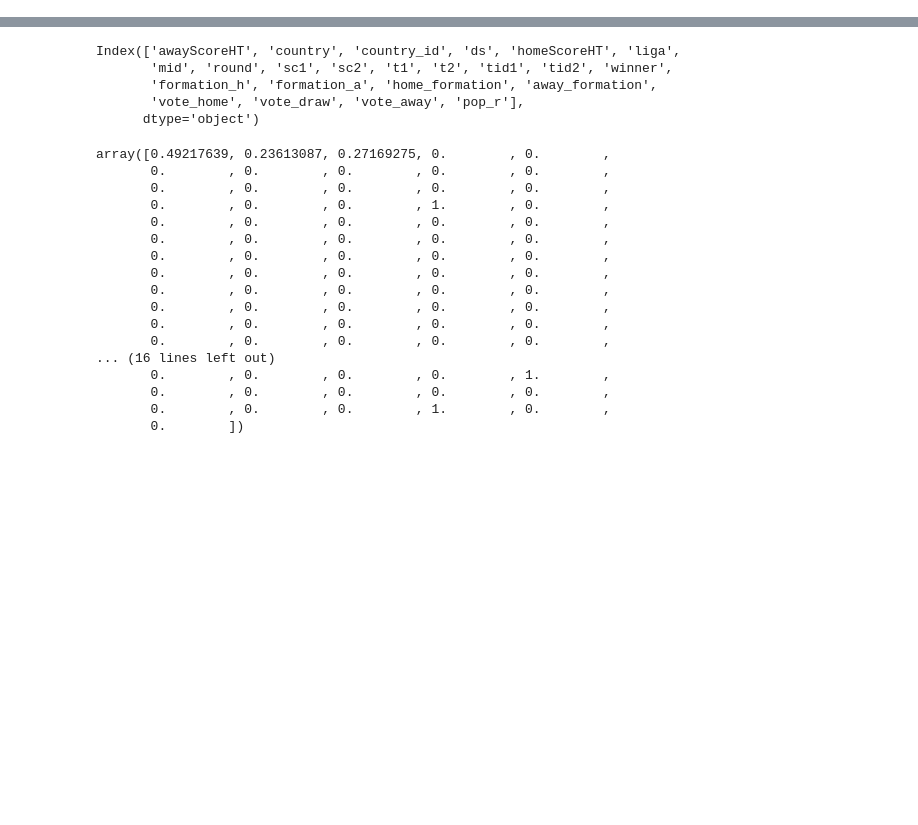
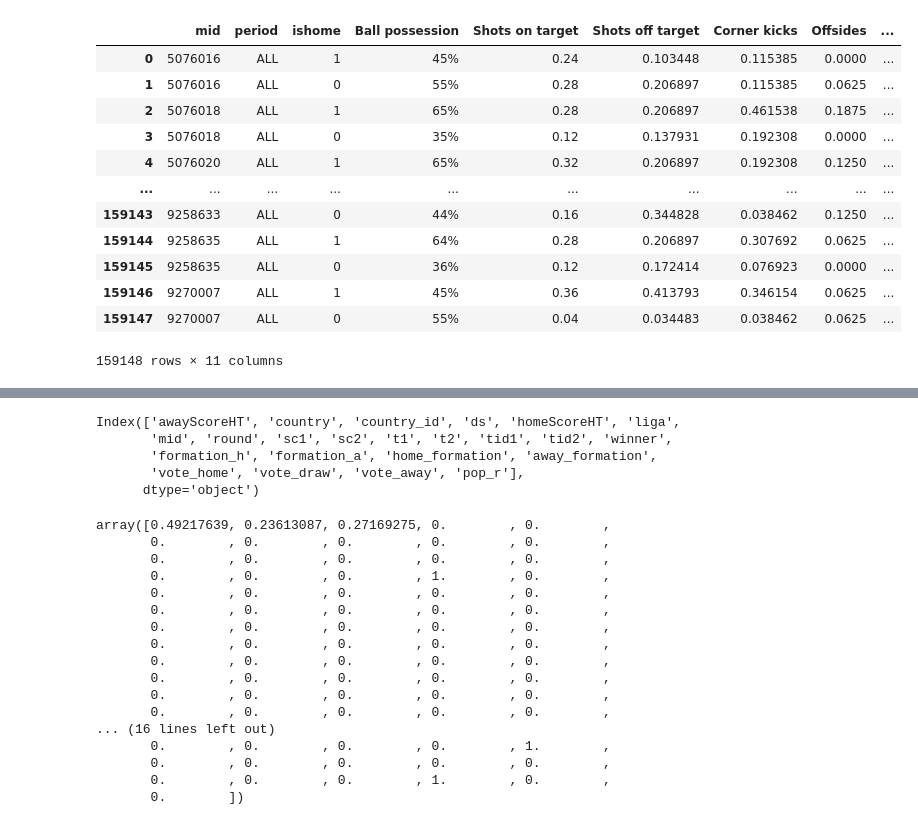
Before and after one commit to hwait/soccer, a Jupyter notebook: sofa.ipynb, the cells around one changed output, grey strips where cells are left out. Cells and saved outputs as stored; diff of their text form; code cells hidden in the pictures; blank space fills up the shorter version.

```diff
--- a/sofa.ipynb
+++ b/sofa.ipynb
@@ -27,0 +91,16 @@ data, labels, info, df=dp.provide_data()
+# %%
+pd.concat([df[df.columns[:4]],pd.DataFrame(df_scaled, columns=df.columns[4:])], axis=1)
+# %% [output]
+|  | mid | period | ishome | Ball possession | Shots on target | Shots off target | Corner kicks | Offsides | ... |
+| 0 | 5076016 | ALL | 1 | 45% | 0.24 | 0.103448 | 0.115385 | 0.0000 | ... |
+| 1 | 5076016 | ALL | 0 | 55% | 0.28 | 0.206897 | 0.115385 | 0.0625 | ... |
+| 2 | 5076018 | ALL | 1 | 65% | 0.28 | 0.206897 | 0.461538 | 0.1875 | ... |
+| 3 | 5076018 | ALL | 0 | 35% | 0.12 | 0.137931 | 0.192308 | 0.0000 | ... |
+| 4 | 5076020 | ALL | 1 | 65% | 0.32 | 0.206897 | 0.192308 | 0.1250 | ... |
+| ... | ... | ... | ... | ... | ... | ... | ... | ... | ... |
+| 159143 | 9258633 | ALL | 0 | 44% | 0.16 | 0.344828 | 0.038462 | 0.1250 | ... |
+| 159144 | 9258635 | ALL | 1 | 64% | 0.28 | 0.206897 | 0.307692 | 0.0625 | ... |
+| 159145 | 9258635 | ALL | 0 | 36% | 0.12 | 0.172414 | 0.076923 | 0.0000 | ... |
+| 159146 | 9270007 | ALL | 1 | 45% | 0.36 | 0.413793 | 0.346154 | 0.0625 | ... |
+| 159147 | 9270007 | ALL | 0 | 55% | 0.04 | 0.034483 | 0.038462 | 0.0625 | ... |
+159148 rows × 11 columns
```
Also changed, not shown: parts of 17 cells of this notebook, 20 other files.
